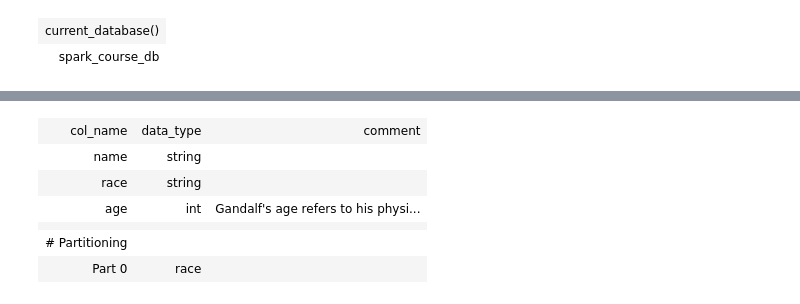
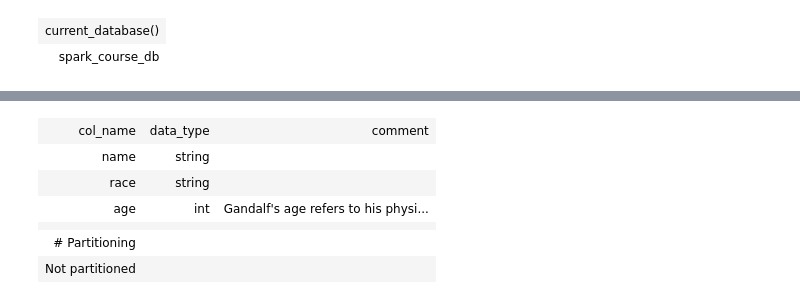
Before and after one commit to siladitya-basu/Spark-Course, a Jupyter notebook: Notebooks/08-sparksql.ipynb, the cells around one changed output, grey strips where cells are left out. Saved outputs shown, nothing was run; the diff lists cells and outputs as text; code cells hidden in the pictures.

```diff
--- a/Notebooks/08-sparksql.ipynb
+++ b/Notebooks/08-sparksql.ipynb
@@ -493,12 +687,12 @@ select current_database()
 # %%
 %%sparksql
 
-describe fellowship_delta_part
+describe fellowship_delta
 # %% [output]
 | col_name | data_type | comment |
 | name | string |  |
 | race | string |  |
 | age | int | Gandalf's age refers to his physi... |
 |  |  |  |
 | # Partitioning |  |  |
-| Part 0 | race |  |
+| Not partitioned |  |  |
```
Also changed, not shown: parts of 27 cells of this notebook.
